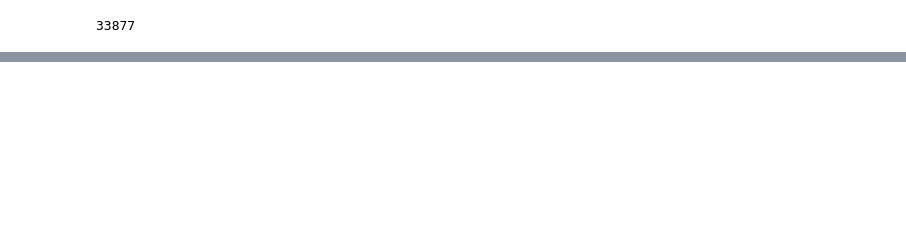
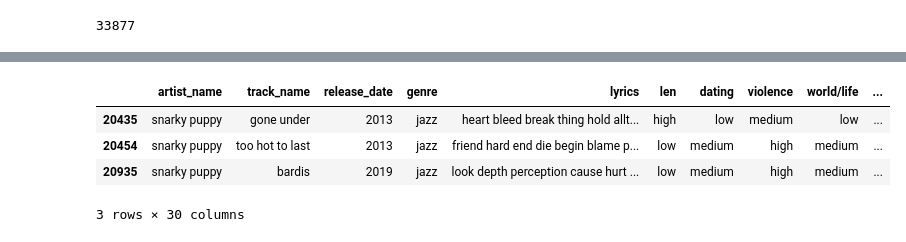
Before and after one commit to Aekai/kaggle-1950-2019songs, a Jupyter notebook: Playlist generation.ipynb, the cells around one changed output, grey strips where cells are left out. Drawn from its saved outputs; the diff is of its cells as text; code cells hidden in the pictures; blank space fills up the shorter version.

```diff
--- a/Playlist generation.ipynb
+++ b/Playlist generation.ipynb
@@ -109,0 +187,8 @@ playlist
+# %%
+df[df["artist_name"] == "snarky puppy"]
+# %% [output]
+|  | artist_name | track_name | release_date | genre | lyrics | len | dating | violence | world/life | ... |
+| 20435 | snarky puppy | gone under | 2013 | jazz | heart bleed break thing hold allt... | high | low | medium | low | ... |
+| 20454 | snarky puppy | too hot to last | 2013 | jazz | friend hard end die begin blame p... | low | medium | high | medium | ... |
+| 20935 | snarky puppy | bardis | 2019 | jazz | look depth perception cause hurt ... | low | medium | high | medium | ... |
+3 rows × 30 columns
```
Also changed, not shown: parts of 13 cells of this notebook, 4 other files.
